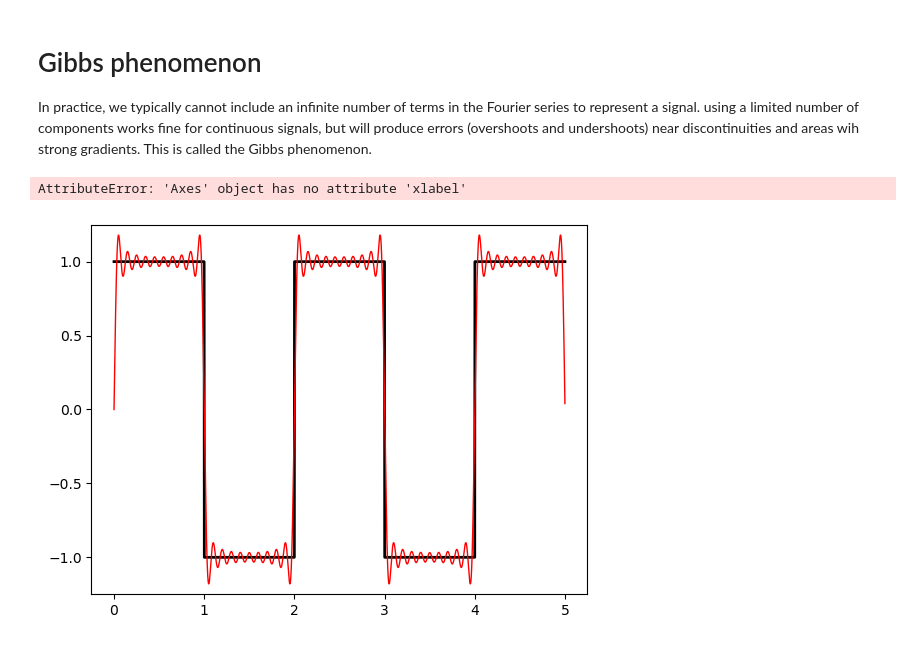
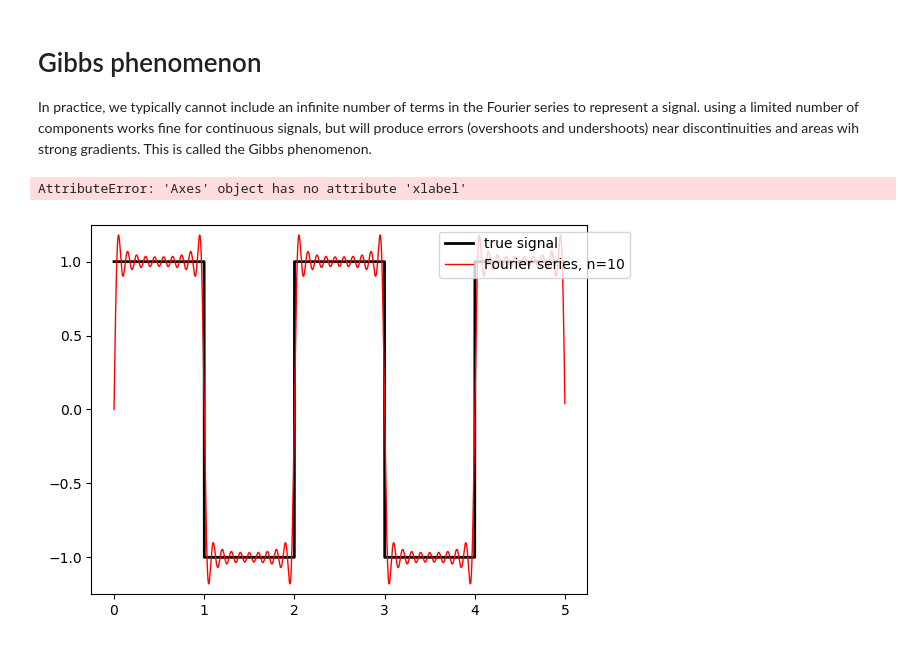
Before and after one commit to thorbjornmoeUiB/GEOF211_compendium, a Jupyter notebook: GEOF211_book/_build/jupyter_execute/Useful_calculus/Fourier_transforms.ipynb, the cells around one changed output. Saved outputs shown, nothing was run; the diff lists cells and outputs as text; code cells hidden in the pictures.

```diff
--- a/GEOF211_book/_build/jupyter_execute/Useful_calculus/Fourier_transforms.ipynb
+++ b/GEOF211_book/_build/jupyter_execute/Useful_calculus/Fourier_transforms.ipynb
@@ -145,28 +145,29 @@ In practice, we typically cannot include an infinite number of terms in the Four
 # %%
 import numpy as np
 import matplotlib.pyplot as plt
 
 t = np.arange(0,5,0.001)
 
 square_wave = 1 - 2 * (t.astype(int) % 2)
 
 N = 10 #number of frequencies to include
 fsq = np.zeros_like(t) #fsw short for frequencies
 
 for i in range(N): #loop through the 20 first sine waves
     n = 2*i + 1
     fsq += np.sin(n * np.pi *t) / n #adds the sine wave for n into the sum
 fsq *= 4 / np.pi
 
 fig, ax = plt.subplots()
 ax.plot(t, square_wave,'k', lw=2,label='true signal')
 ax.plot(t, fsq, 'r',lw=1, label='Fourier series, n=10')
+ax.legend(loc="upper right", bbox_to_anchor=(1.1, 1))
 ax.set_ylim(-1.25,1.25)
-ax.xlabel(Time, t)
+ax.xlabel("Time, t")
 ax.ylabel(y(t))
 
 
 plt.show()
 # %% [output]
 AttributeError: 'Axes' object has no attribute 'xlabel'
-[figure, old version]
+[figure, new version]
```
Also changed, not shown: 9 other files.
